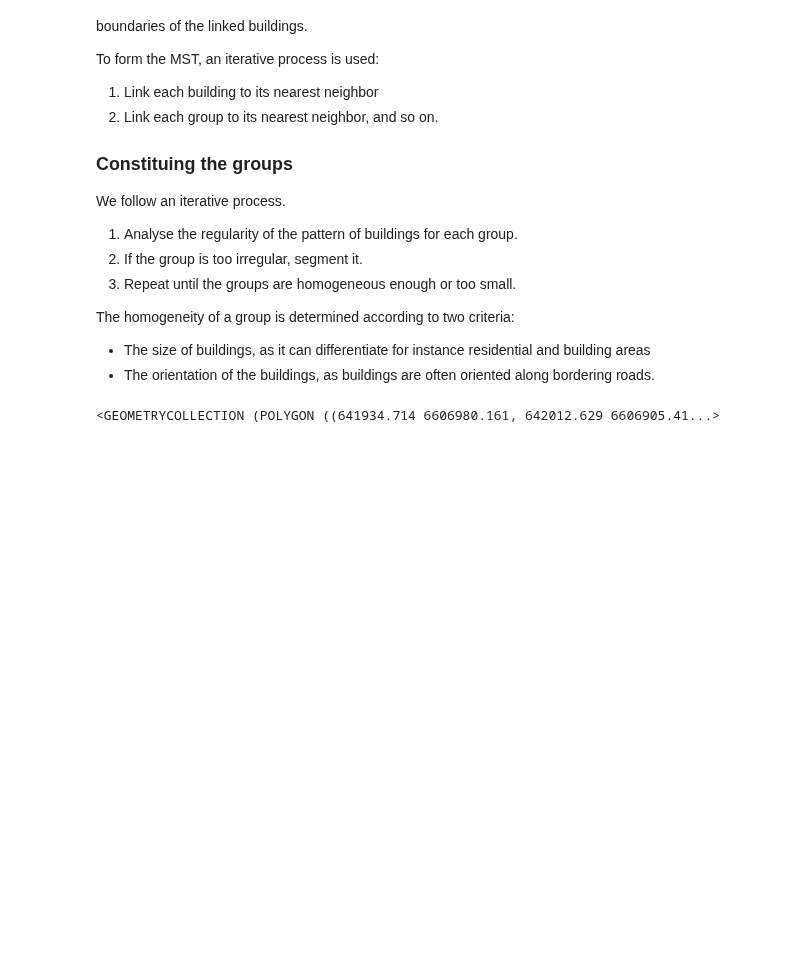
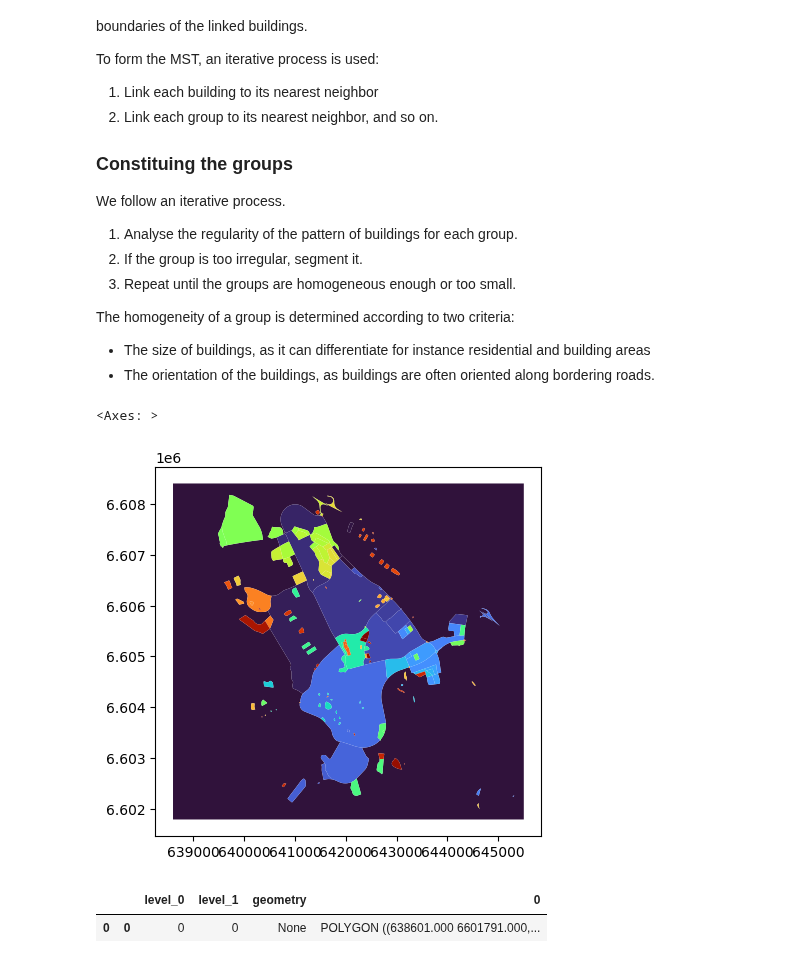
Before and after one commit to Smoltbob/ComputerVision, a Jupyter notebook: Cartography/ContextualBuildingTypification/ContextualBuildingTypification.ipynb, the cells around one changed output. Saved outputs shown, nothing was run; the diff lists cells and outputs as text; code cells hidden in the pictures; blank space fills up the shorter version.

Commit message:
Compute groups from polygons

```diff
--- a/Cartography/ContextualBuildingTypification/ContextualBuildingTypification.ipynb
+++ b/Cartography/ContextualBuildingTypification/ContextualBuildingTypification.ipynb
@@ -84,6 +84,22 @@ rect_bounds = box(*joined.total_bounds)
 rect_bounds = gp.GeoDataFrame(index=[0], crs=joined.crs, geometry=[rect_bounds])
 
 from shapely import polygonize
-polygonize(joined.tolist())
+groups_from_joined = polygonize(joined.tolist())
+groups_from_joined = gp.GeoDataFrame(index=[0], crs=joined.crs, geometry=[groups_from_joined])
+
+
+bound_minus_groups = rect_bounds.difference(groups_from_joined)
+bound_minus_groups = gp.GeoDataFrame(geometry=bound_minus_groups, crs=joined.crs)
+
+final_groups = pd.concat([bound_minus_groups, groups_from_joined])
-# %% [output]
-<GEOMETRYCOLLECTION (POLYGON ((641934.714 6606980.161, 642012.629 6606905.41...>
+# %%
+final_groups_exploded = final_groups.explode(index_parts=True).reset_index().drop('level_0', axis=1)
+final_groups_exploded.plot(column = "level_1", cmap = "turbo")
+# %% [output]
+<Axes: >
+[figure, added]
+# %%
+final_groups_exploded.head()
+# %% [output]
+|  |  | level_0 | level_1 | geometry | 0 |
+| 0 | 0 | 0 | 0 | None | POLYGON ((638601.000 6601791.000,... |
```
